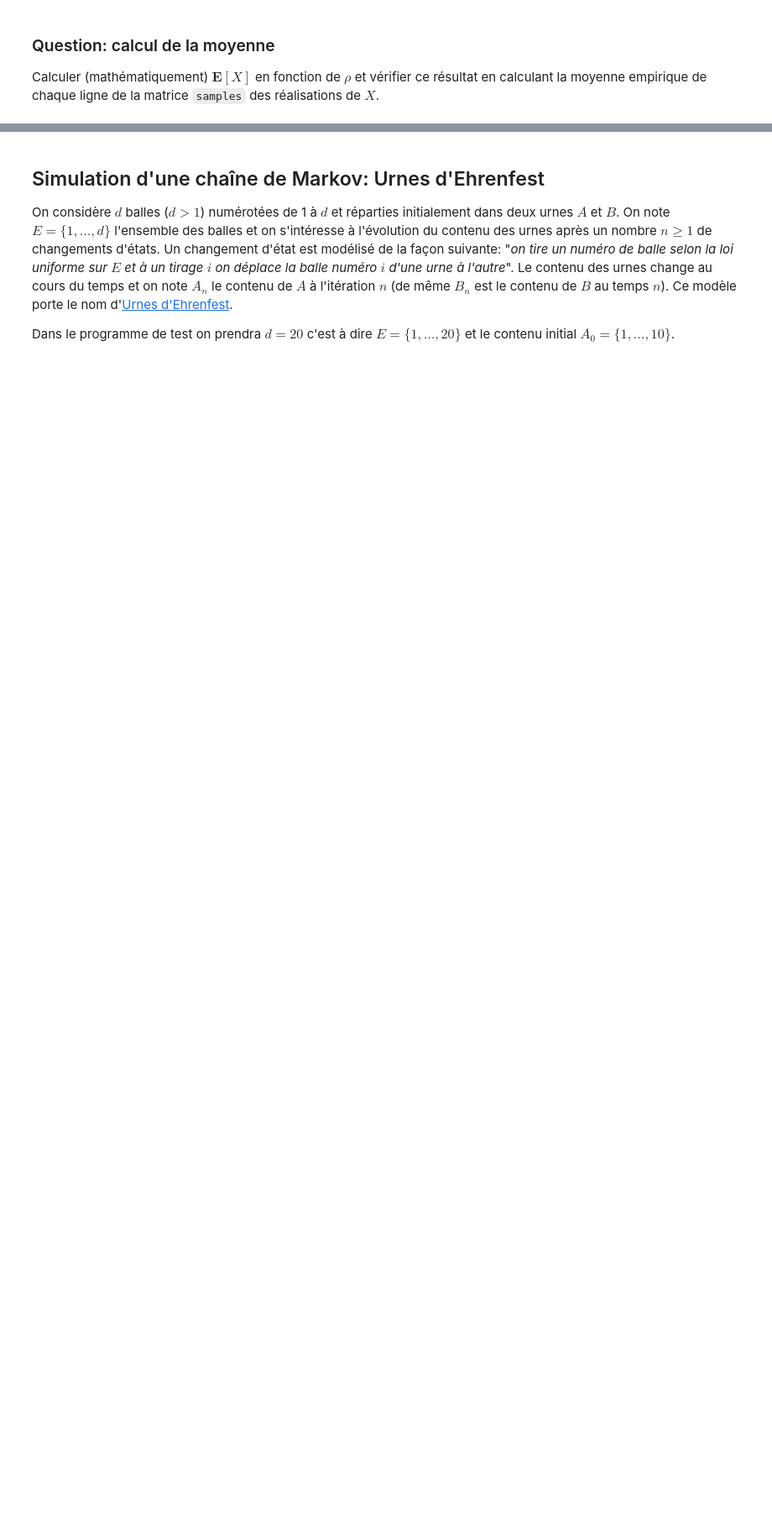
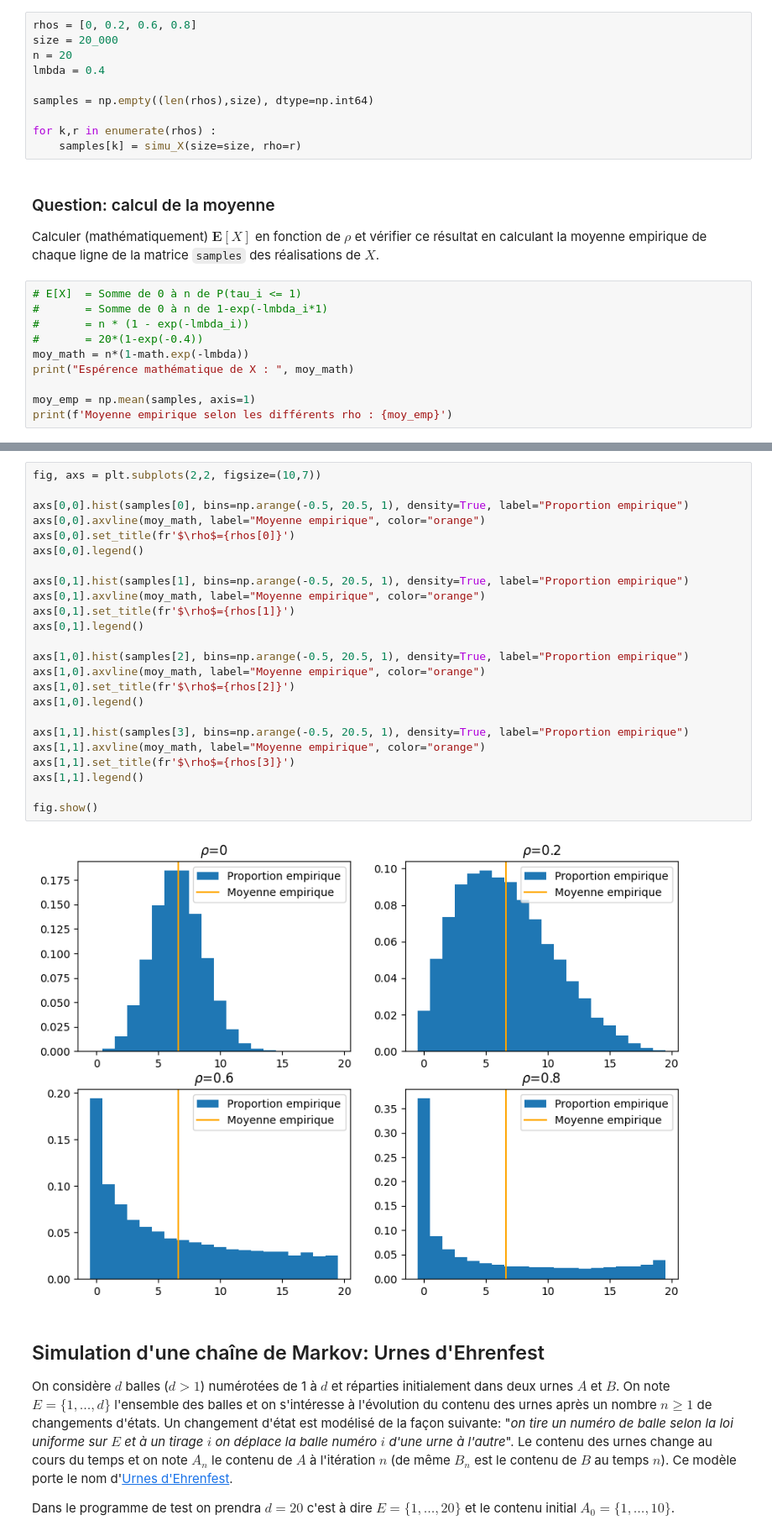
Before and after one commit to RoxaneC/M1-MATHS, a Jupyter notebook: Probabilités_Numériques/TP2/TP2 Sujet.ipynb, the cells around one changed output, grey strips where cells are left out. Shown: that part at 84% size. Saved outputs shown, nothing was run; the diff lists cells and outputs as text; blank space fills up the shorter version.

```diff
--- a/Probabilités_Numériques/TP2/TP2 Sujet.ipynb
+++ b/Probabilités_Numériques/TP2/TP2 Sujet.ipynb
@@ -89,7 +110,27 @@ Créer un vecteur `rhos` de taille 4 avec les valeurs $(0,0.2,0.6,0.8)$ et crée
 Remplir cette matrice avec réalisations de $X$. Il faut que les éléments de la matrice `sample` soit de type entier `np.int64`.
 
 Cette matrice sera utilisée dans la suite pour le calcul de la moyenne et le tracé des histogrammes.
+# %%
+rhos = [0, 0.2, 0.6, 0.8]
+size = 20_000
+n = 20
+lmbda = 0.4
+
+samples = np.empty((len(rhos),size), dtype=np.int64)
+
+for k,r in enumerate(rhos) :
+    samples[k] = simu_X(size=size, rho=r)
 # %% [markdown]
 ### Question: calcul de la moyenne
 
 Calculer (mathématiquement) $\mathbf{E}[X]$ en fonction de $\rho$ et vérifier ce résultat en calculant la moyenne empirique de chaque ligne de la matrice `samples` des réalisations de $X$.
+# %%
+# E[X]  = Somme de 0 à n de P(tau_i <= 1)
+#       = Somme de 0 à n de 1-exp(-lmbda_i*1)
+#       = n * (1 - exp(-lmbda_i))
+#       = 20*(1-exp(-0.4))
+moy_math = n*(1-math.exp(-lmbda))
+print("Espérence mathématique de X : ", moy_math)
+
+moy_emp = np.mean(samples, axis=1)
+print(f'Moyenne empirique selon les différents rho : {moy_emp}')
@@ -97,6 +141,32 @@ Calculer (mathématiquement) $\mathbf{E}[X]$ en fonction de $\rho$ et vérifier
 ### Question: représentation graphique de `samples`
 
 ![](img/empirical_X.png)
+# %%
+fig, axs = plt.subplots(2,2, figsize=(10,7))
+
+axs[0,0].hist(samples[0], bins=np.arange(-0.5, 20.5, 1), density=True, label="Proportion empirique")
+axs[0,0].axvline(moy_math, label="Moyenne empirique", color="orange")
+axs[0,0].set_title(fr'$\rho$={rhos[0]}')
+axs[0,0].legend()
+
+axs[0,1].hist(samples[1], bins=np.arange(-0.5, 20.5, 1), density=True, label="Proportion empirique")
+axs[0,1].axvline(moy_math, label="Moyenne empirique", color="orange")
+axs[0,1].set_title(fr'$\rho$={rhos[1]}')
+axs[0,1].legend()
+
+axs[1,0].hist(samples[2], bins=np.arange(-0.5, 20.5, 1), density=True, label="Proportion empirique")
+axs[1,0].axvline(moy_math, label="Moyenne empirique", color="orange")
+axs[1,0].set_title(fr'$\rho$={rhos[2]}')
+axs[1,0].legend()
+
+axs[1,1].hist(samples[3], bins=np.arange(-0.5, 20.5, 1), density=True, label="Proportion empirique")
+axs[1,1].axvline(moy_math, label="Moyenne empirique", color="orange")
+axs[1,1].set_title(fr'$\rho$={rhos[3]}')
+axs[1,1].legend()
+
+fig.show()
+# %% [output]
+[figure, added]
 # %% [markdown]
 ## Simulation d'une chaîne de Markov: Urnes d'Ehrenfest
 
```
Also changed, not shown: parts of 5 cells of this notebook, 2 other files.
